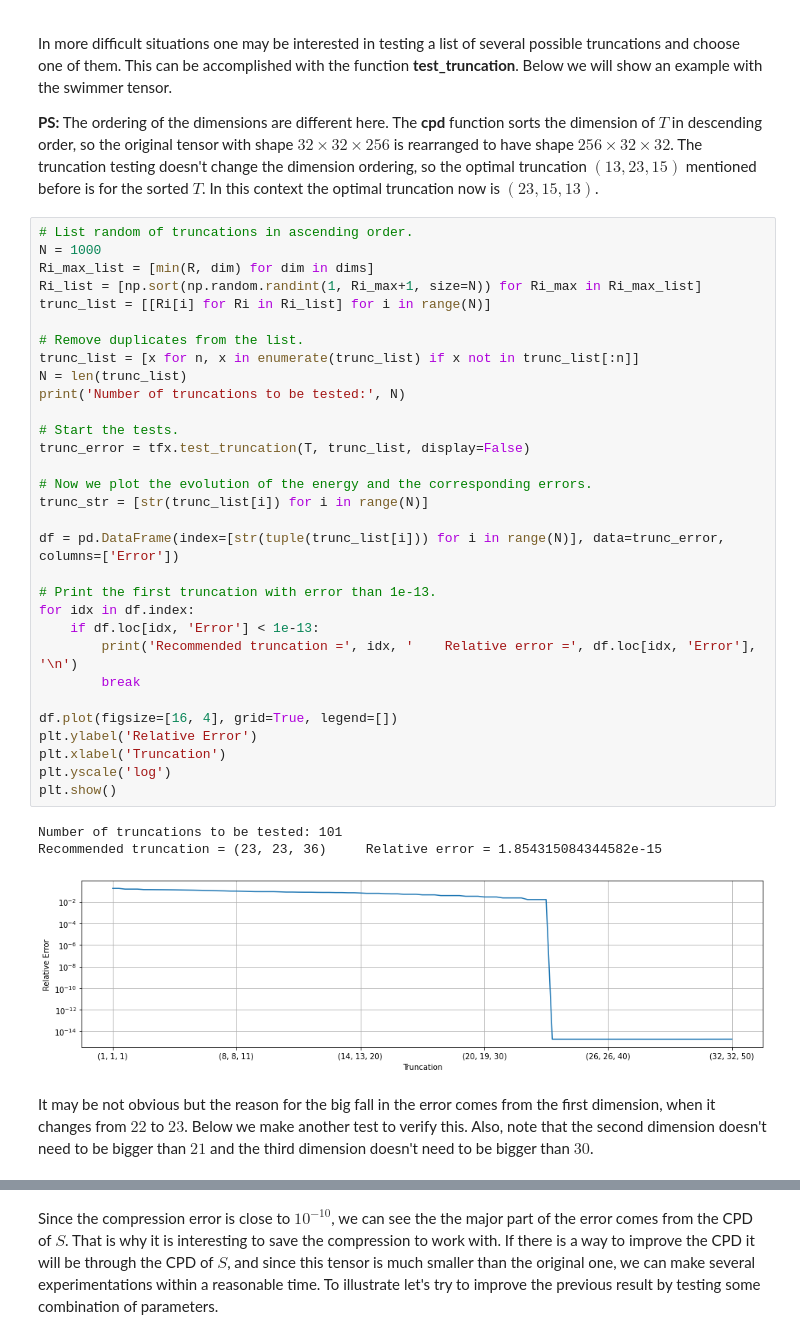
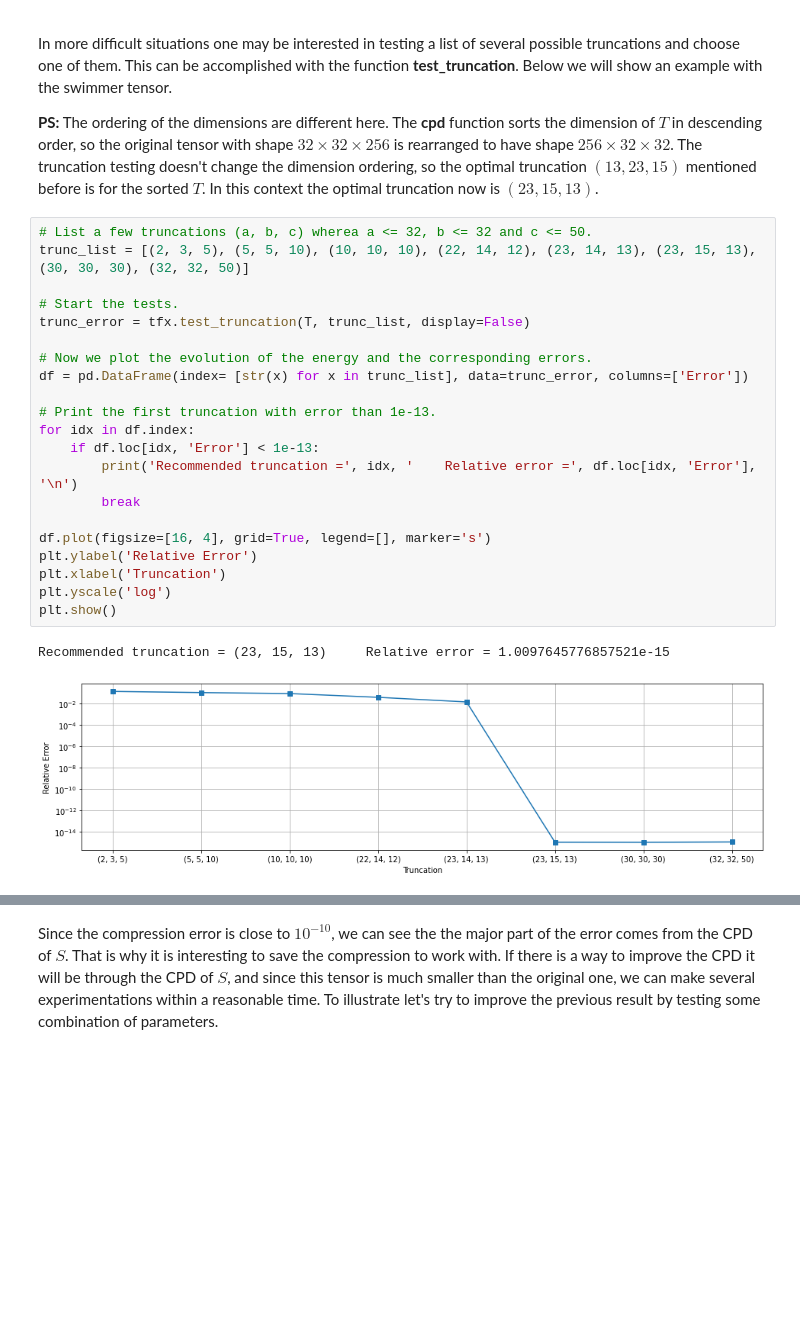
Before and after one commit to felipebottega/Tensor-Fox, a Jupyter notebook: tutorial/8-controlling_the_mlsvd_truncation.ipynb, the cells around one changed output, grey strips where cells are left out. Saved outputs shown, nothing was run; the diff lists cells and outputs as text; blank space fills up the shorter version.

```diff
--- a/tutorial/8-controlling_the_mlsvd_truncation.ipynb
+++ b/tutorial/8-controlling_the_mlsvd_truncation.ipynb
@@ -51,39 +52,26 @@ In more difficult situations one may be interested in testing a list of several
 
 **PS:** The ordering of the dimensions are different here. The **cpd** function sorts the dimension of $T$ in descending order, so the original tensor with shape $32 \times 32 \times 256$ is rearranged to have shape $256 \times 32 \times 32$. The truncation testing doesn't change the dimension ordering, so the optimal truncation $(13, 23, 15)$ mentioned before is for the sorted $T$. In this context the optimal truncation now is $(23, 15, 13)$.
 # %%
-# List random of truncations in ascending order.
-N = 1000
-Ri_max_list = [min(R, dim) for dim in dims]
-Ri_list = [np.sort(np.random.randint(1, Ri_max+1, size=N)) for Ri_max in Ri_max_list]
-trunc_list = [[Ri[i] for Ri in Ri_list] for i in range(N)]
-
-# Remove duplicates from the list.
-trunc_list = [x for n, x in enumerate(trunc_list) if x not in trunc_list[:n]]
-N = len(trunc_list)
-print('Number of truncations to be tested:', N)
+# List a few truncations (a, b, c) wherea a <= 32, b <= 32 and c <= 50.
+trunc_list = [(2, 3, 5), (5, 5, 10), (10, 10, 10), (22, 14, 12), (23, 14, 13), (23, 15, 13), (30, 30, 30), (32, 32, 50)]
 
 # Start the tests.
 trunc_error = tfx.test_truncation(T, trunc_list, display=False)
 
 # Now we plot the evolution of the energy and the corresponding errors.
-trunc_str = [str(trunc_list[i]) for i in range(N)]
-
-df = pd.DataFrame(index=[str(tuple(trunc_list[i])) for i in range(N)], data=trunc_error, columns=['Error'])
+df = pd.DataFrame(index= [str(x) for x in trunc_list], data=trunc_error, columns=['Error'])
 
 # Print the first truncation with error than 1e-13.
 for idx in df.index:
     if df.loc[idx, 'Error'] < 1e-13:
         print('Recommended truncation =', idx, '    Relative error =', df.loc[idx, 'Error'], '\n')
         break
 
-df.plot(figsize=[16, 4], grid=True, legend=[])
+df.plot(figsize=[16, 4], grid=True, legend=[], marker='s')
 plt.ylabel('Relative Error')
 plt.xlabel('Truncation')
 plt.yscale('log')
 plt.show()
 # %% [output]
-Number of truncations to be tested: 101
-Recommended truncation = (23, 23, 36)     Relative error = 1.854315084344582e-15
+Recommended truncation = (23, 15, 13)     Relative error = 1.0097645776857521e-15
-[figure, old version]
+[figure, new version]
-# %% [markdown]
-It may be not obvious but the reason for the big fall in the error comes from the first dimension, when it changes from $22$ to $23$. Below we make another test to verify this. Also, note that the second dimension doesn't need to be bigger than $21$ and the third dimension doesn't need to be bigger than $30$.
```
Also changed, not shown: parts of 10 cells of this notebook, 6 other files.
